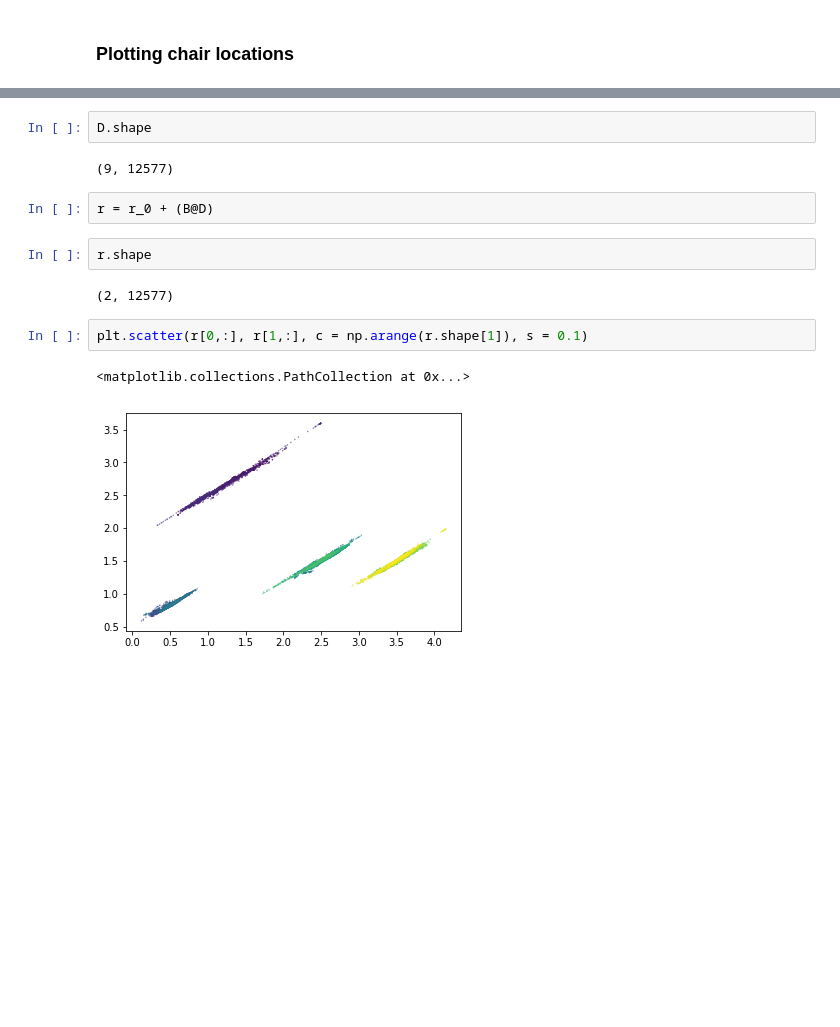
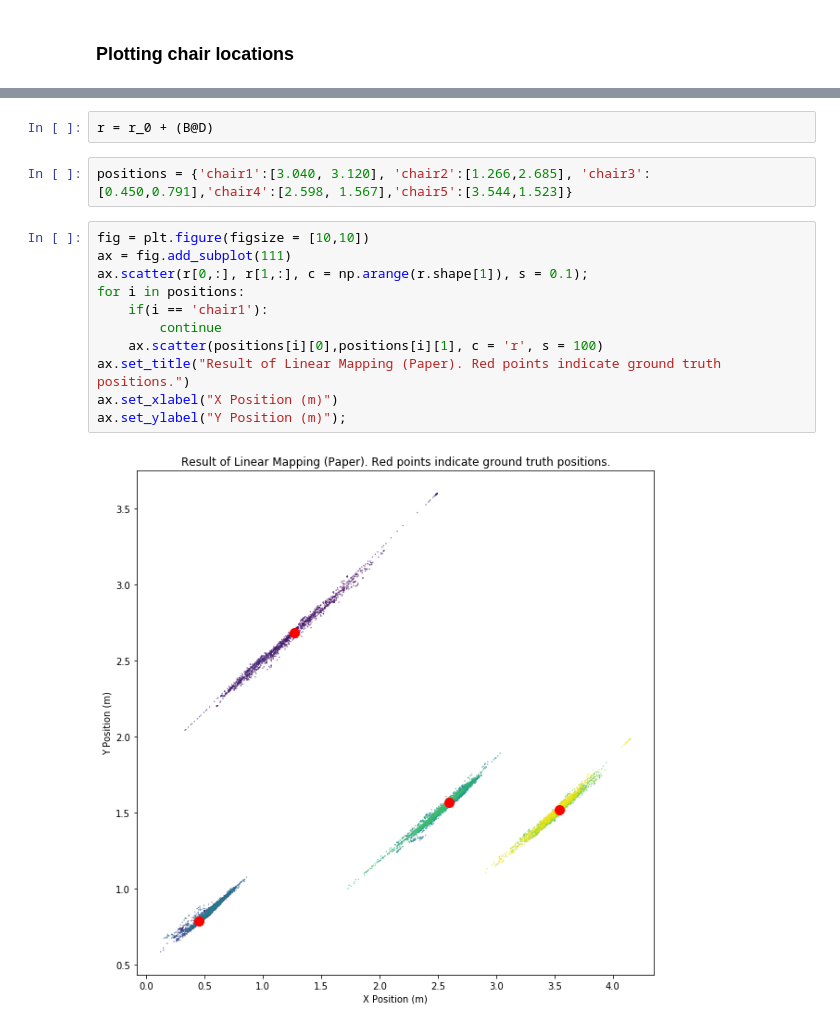
Before and after one commit to ArdelAlegre1/SoundMapping, a Jupyter notebook: Analysis/notebooks/Linear_Mapping_from_paper_Peter.ipynb, the cells around one changed output, grey strips where cells are left out. Saved outputs shown, nothing was run; the diff lists cells and outputs as text; blank space fills up the shorter version.

```diff
--- a/Analysis/notebooks/Linear_Mapping_from_paper_Peter.ipynb
+++ b/Analysis/notebooks/Linear_Mapping_from_paper_Peter.ipynb
@@ -188,15 +172,17 @@ B.shape
-# %%
-D.shape
-# %% [output]
-(9, 12577)
 # %%
 r = r_0 + (B@D)
-# %%
-r.shape
-# %% [output]
-(2, 12577)
-# %%
-plt.scatter(r[0,:], r[1,:], c = np.arange(r.shape[1]), s = 0.1)
-# %% [output]
-<matplotlib.collections.PathCollection at 0x...>
-[figure, removed]
+# %%
+positions = {'chair1':[3.040, 3.120], 'chair2':[1.266,2.685], 'chair3':[0.450,0.791],'chair4':[2.598, 1.567],'chair5':[3.544,1.523]}
+# %%
+fig = plt.figure(figsize = [10,10])
+ax = fig.add_subplot(111)
+ax.scatter(r[0,:], r[1,:], c = np.arange(r.shape[1]), s = 0.1);
+for i in positions:
+    if(i == 'chair1'):
+        continue
+    ax.scatter(positions[i][0],positions[i][1], c = 'r', s = 100)
+ax.set_title("Result of Linear Mapping (Paper). Red points indicate ground truth positions.")
+ax.set_xlabel("X Position (m)")
+ax.set_ylabel("Y Position (m)");
+# %% [output]
+[figure, added]
```
Also changed, not shown: parts of 11 cells of this notebook, 1 other file.
